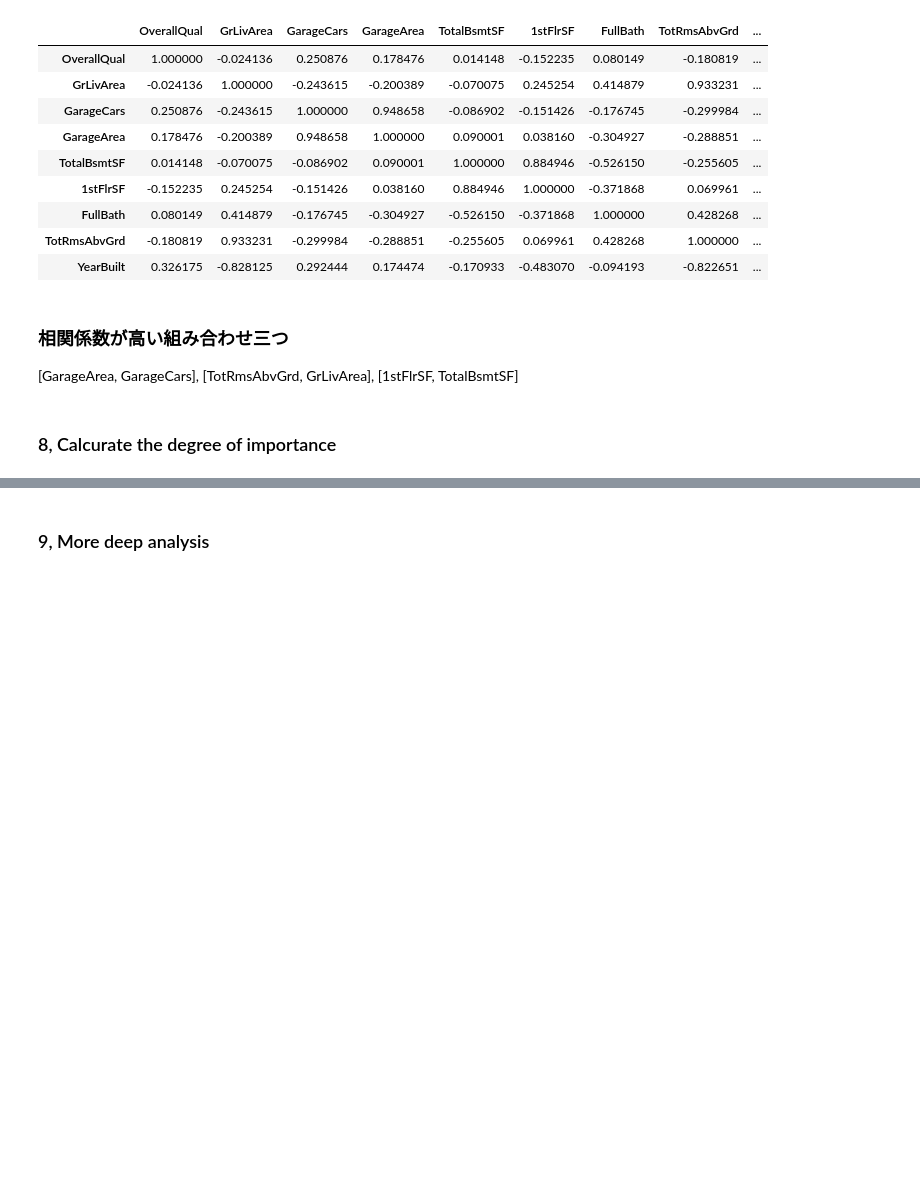
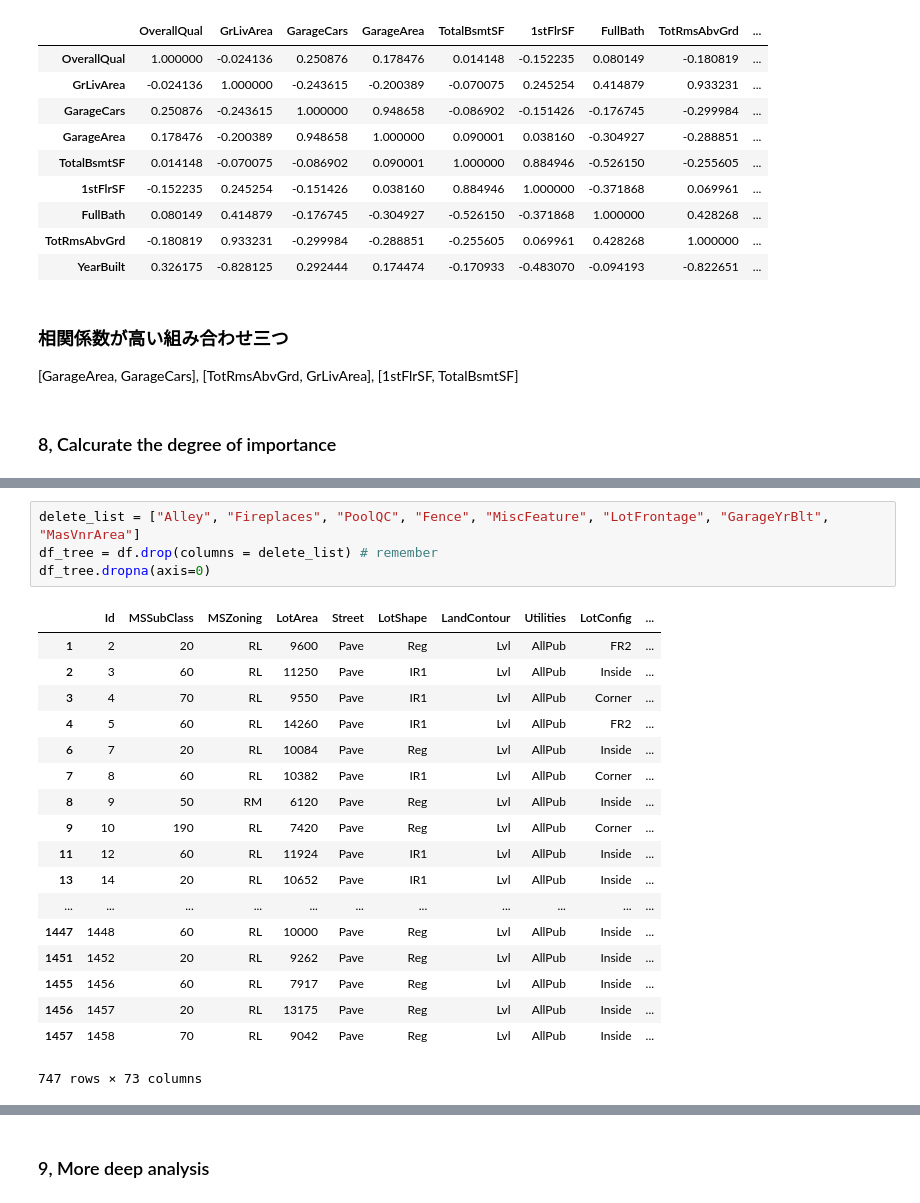
Before and after one commit to Yohei-Kawakami/diveintocode-ml, a Jupyter notebook: week3/week3-work2.ipynb, the cells around one changed output, grey strips where cells are left out. Saved outputs shown, nothing was run; the diff lists cells and outputs as text; blank space fills up the shorter version.

```diff
--- a/week3/week3-work2.ipynb
+++ b/week3/week3-work2.ipynb
@@ -387,0 +428,23 @@ df_crr_10.corr()
+# %%
+delete_list = ["Alley", "Fireplaces", "PoolQC", "Fence", "MiscFeature", "LotFrontage", "GarageYrBlt", "MasVnrArea"]
+df_tree = df.drop(columns = delete_list) # remember
+df_tree.dropna(axis=0)
+# %% [output]
+|  | Id | MSSubClass | MSZoning | LotArea | Street | LotShape | LandContour | Utilities | LotConfig | ... |
+| 1 | 2 | 20 | RL | 9600 | Pave | Reg | Lvl | AllPub | FR2 | ... |
+| 2 | 3 | 60 | RL | 11250 | Pave | IR1 | Lvl | AllPub | Inside | ... |
+| 3 | 4 | 70 | RL | 9550 | Pave | IR1 | Lvl | AllPub | Corner | ... |
+| 4 | 5 | 60 | RL | 14260 | Pave | IR1 | Lvl | AllPub | FR2 | ... |
+| 6 | 7 | 20 | RL | 10084 | Pave | Reg | Lvl | AllPub | Inside | ... |
+| 7 | 8 | 60 | RL | 10382 | Pave | IR1 | Lvl | AllPub | Corner | ... |
+| 8 | 9 | 50 | RM | 6120 | Pave | Reg | Lvl | AllPub | Inside | ... |
+| 9 | 10 | 190 | RL | 7420 | Pave | Reg | Lvl | AllPub | Corner | ... |
+| 11 | 12 | 60 | RL | 11924 | Pave | IR1 | Lvl | AllPub | Inside | ... |
+| 13 | 14 | 20 | RL | 10652 | Pave | IR1 | Lvl | AllPub | Inside | ... |
+| ... | ... | ... | ... | ... | ... | ... | ... | ... | ... | ... |
+| 1447 | 1448 | 60 | RL | 10000 | Pave | Reg | Lvl | AllPub | Inside | ... |
+| 1451 | 1452 | 20 | RL | 9262 | Pave | Reg | Lvl | AllPub | Inside | ... |
+| 1455 | 1456 | 60 | RL | 7917 | Pave | Reg | Lvl | AllPub | Inside | ... |
+| 1456 | 1457 | 20 | RL | 13175 | Pave | Reg | Lvl | AllPub | Inside | ... |
+| 1457 | 1458 | 70 | RL | 9042 | Pave | Reg | Lvl | AllPub | Inside | ... |
+747 rows × 73 columns
```
Also changed, not shown: parts of 22 cells of this notebook.
